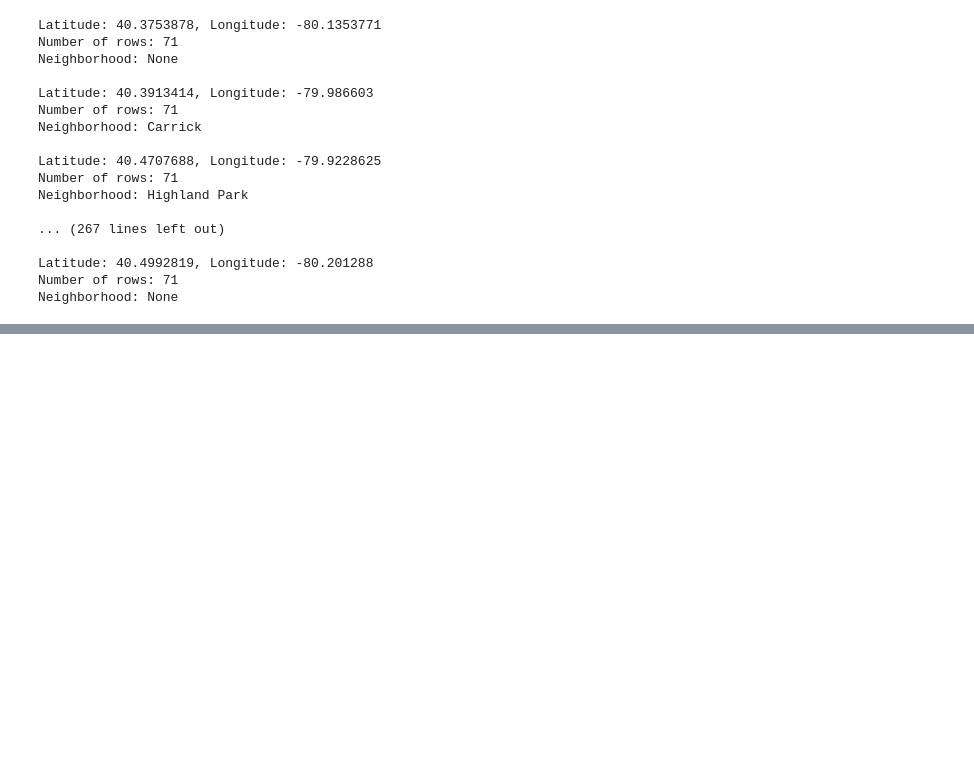
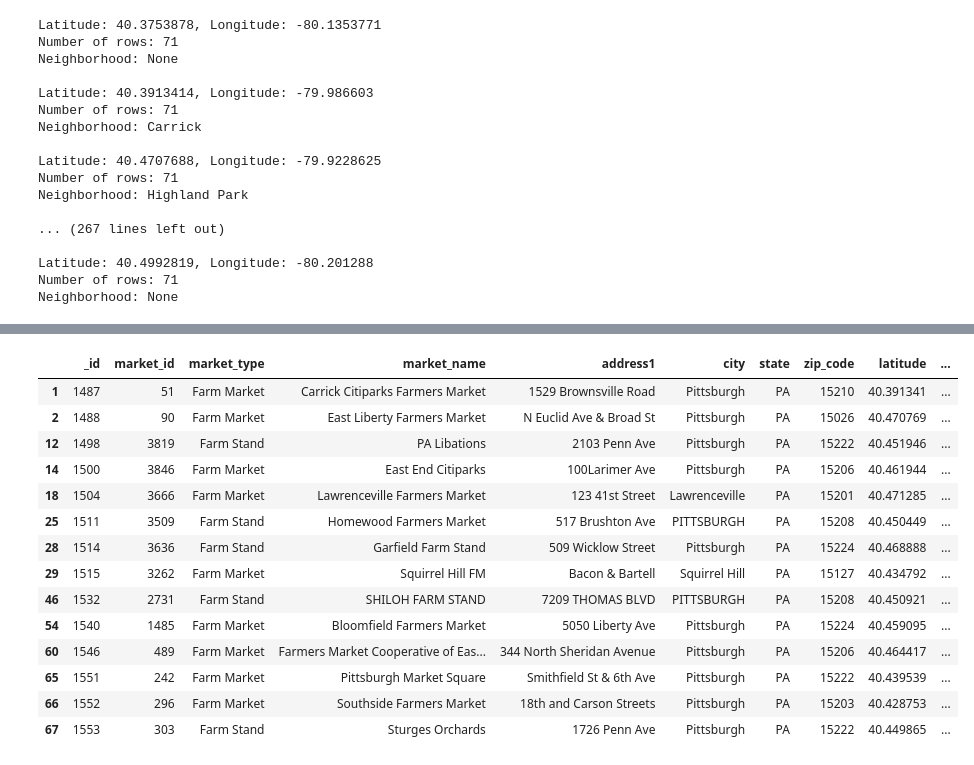
Before and after one commit to Margaret-O/Tres-Amigas-Final-Project, a Jupyter notebook: Final-Project-Farmers-Market/FinalProjectFarmersMarket.ipynb, the cells around one changed output, grey strips where cells are left out. Drawn from its saved outputs; the diff is of its cells as text; code cells hidden in the pictures; blank space fills up the shorter version.

```diff
--- a/Final-Project-Farmers-Market/FinalProjectFarmersMarket.ipynb
+++ b/Final-Project-Farmers-Market/FinalProjectFarmersMarket.ipynb
@@ -125,0 +136,18 @@ Neighborhood: None
+# %%
+data[data['Neighborhood'].notna()]
+# %% [output]
+|  | _id | market_id | market_type | market_name | address1 | city | state | zip_code | latitude | ... |
+| 1 | 1487 | 51 | Farm Market | Carrick Citiparks Farmers Market | 1529 Brownsville Road | Pittsburgh | PA | 15210 | 40.391341 | ... |
+| 2 | 1488 | 90 | Farm Market | East Liberty Farmers Market | N Euclid Ave & Broad St | Pittsburgh | PA | 15026 | 40.470769 | ... |
+| 12 | 1498 | 3819 | Farm Stand | PA Libations | 2103 Penn Ave | Pittsburgh | PA | 15222 | 40.451946 | ... |
+| 14 | 1500 | 3846 | Farm Market | East End Citiparks | 100Larimer Ave | Pittsburgh | PA | 15206 | 40.461944 | ... |
+| 18 | 1504 | 3666 | Farm Market | Lawrenceville Farmers Market | 123 41st Street | Lawrenceville | PA | 15201 | 40.471285 | ... |
+| 25 | 1511 | 3509 | Farm Stand | Homewood Farmers Market | 517 Brushton Ave | PITTSBURGH | PA | 15208 | 40.450449 | ... |
+| 28 | 1514 | 3636 | Farm Stand | Garfield Farm Stand | 509 Wicklow Street | Pittsburgh | PA | 15224 | 40.468888 | ... |
+| 29 | 1515 | 3262 | Farm Market | Squirrel Hill FM | Bacon & Bartell | Squirrel Hill | PA | 15127 | 40.434792 | ... |
+| 46 | 1532 | 2731 | Farm Stand | SHILOH FARM STAND | 7209 THOMAS BLVD | PITTSBURGH | PA | 15208 | 40.450921 | ... |
+| 54 | 1540 | 1485 | Farm Market | Bloomfield Farmers Market | 5050 Liberty Ave | Pittsburgh | PA | 15224 | 40.459095 | ... |
+| 60 | 1546 | 489 | Farm Market | Farmers Market Cooperative of Eas... | 344 North Sheridan Avenue | Pittsburgh | PA | 15206 | 40.464417 | ... |
+| 65 | 1551 | 242 | Farm Market | Pittsburgh Market Square | Smithfield St & 6th Ave | Pittsburgh | PA | 15222 | 40.439539 | ... |
+| 66 | 1552 | 296 | Farm Market | Southside Farmers Market | 18th and Carson Streets | Pittsburgh | PA | 15203 | 40.428753 | ... |
+| 67 | 1553 | 303 | Farm Stand | Sturges Orchards | 1726 Penn Ave | Pittsburgh | PA | 15222 | 40.449865 | ... |
```
Also changed, not shown: parts of 3 cells of this notebook, 1 other file.
